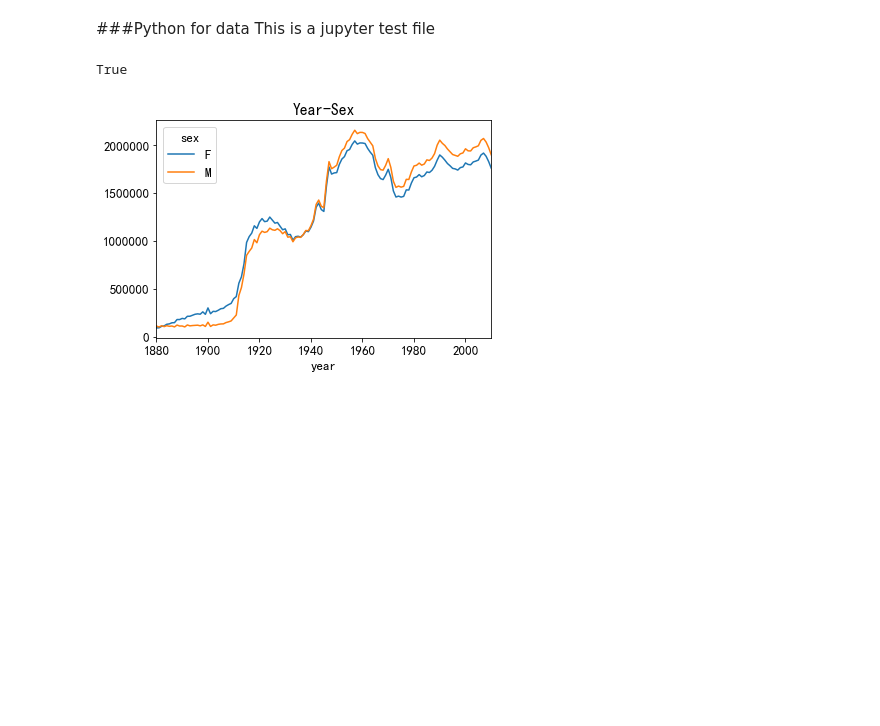
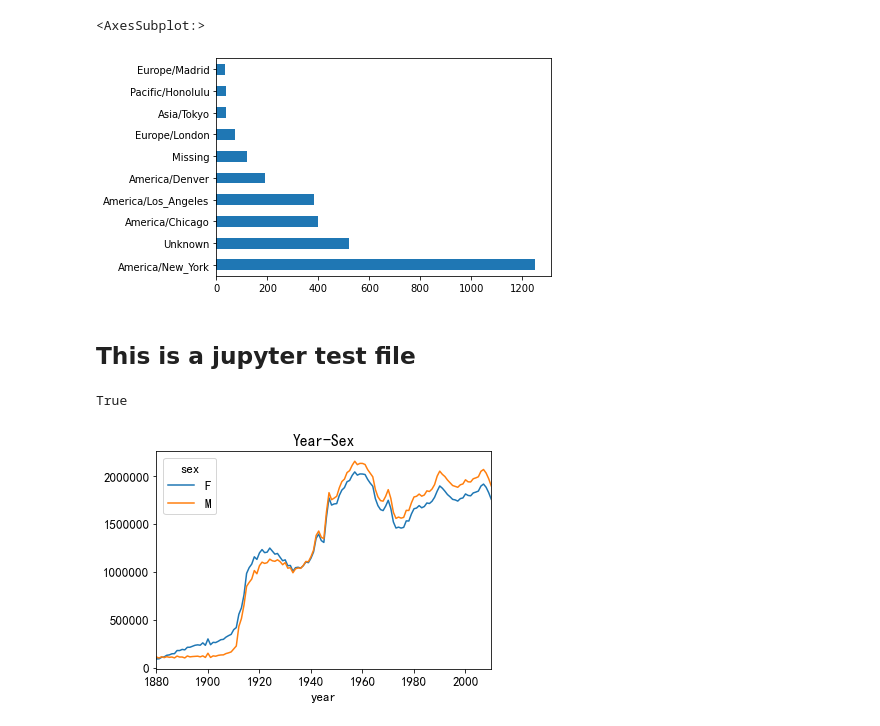
Before and after one commit to ds17/notes, a Jupyter notebook: 01_Books/04_Python for DA/ch02.ipynb, the cells around one changed output. Drawn from its saved outputs; the diff is of its cells as text; code cells hidden in the pictures; blank space fills up the shorter version.

```diff
--- a/01_Books/04_Python for DA/ch02.ipynb
+++ b/01_Books/04_Python for DA/ch02.ipynb
@@ -0,0 +84,6 @@
+# %%
+clean_tz = df['tz'].fillna('Missing') #替换NA值
+clean_tz[clean_tz==''] = 'Unknown' #替换空值，空置≠NA
+# %%
+tz_counts = clean_tz.value_counts()
+tz_counts[:10]
@@ -1,6 +102,10 @@
+# %%
+tz_counts[:10].plot(kind = 'barh', rot = 0)
+# %% [output]
+<AxesSubplot:>
+[figure, added]
 # %% [markdown]
-###Python for data
-This is a jupyter test file
+## This is a jupyter test file
 # %%
 import pandas as pd
 import numpy as np
```
Also changed, not shown: parts of 16 cells of this notebook.
